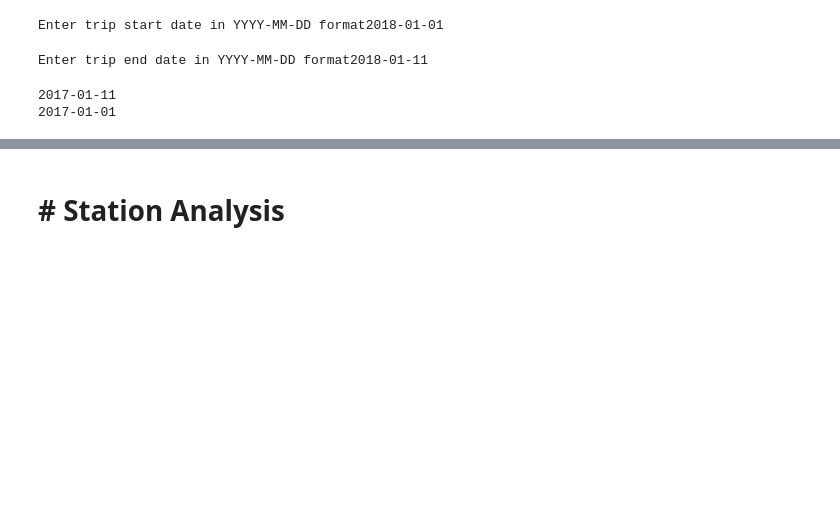
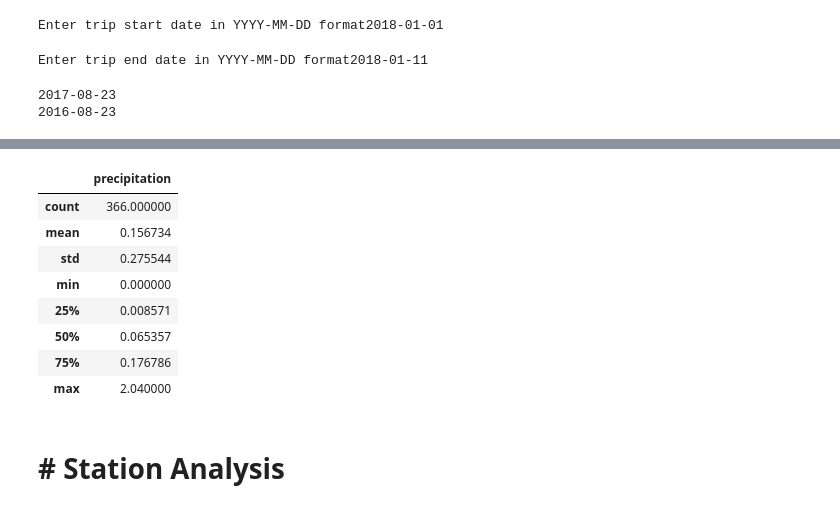
Before and after one commit to jijivjacob1/AdvncdDataStrgRetrv, a Jupyter notebook: climate_analysis.ipynb, the cells around one changed output, grey strips where cells are left out. Drawn from its saved outputs; the diff is of its cells as text; code cells hidden in the pictures; blank space fills up the shorter version.

```diff
--- a/climate_analysis.ipynb
+++ b/climate_analysis.ipynb
@@ -56,27 +56,21 @@ if (d.days < 3 or d.days > 15):
 else:
     session = Session(engine)
 # %%
-    d1 = datetime.strptime(end_trip_date,"%Y-%m-%d")
+    max_date = session.query(func.max(Measurement.date))\
+             .all()[0][0]
+    d1 = datetime.strptime(max_date,"%Y-%m-%d")
     d2 = d1 - dateutil.relativedelta.relativedelta(months=12)
-    prev_max_date = d2.strftime("%Y-%m-%d")
-    print(prev_max_date)
-    d1 = datetime.strptime(start_trip_date,"%Y-%m-%d")
-    d2 = d1 - dateutil.relativedelta.relativedelta(months=12)
-    prev_min_date = d2.strftime("%Y-%m-%d")
-    print(prev_min_date)
+    min_date = d2.strftime("%Y-%m-%d")
+    print(max_date)
+    print(min_date)
 # %% [output]
-2017-01-11
-2017-01-01
+2017-08-23
+2016-08-23
 # %%
-#     stmt = session.query(Measurement.date,Measurement.prcp.label("precipitation"))\
-#             .filter(Measurement.date >= min_date)\
-#             .filter(Measurement.date <= max_date)\
-#             .order_by(Measurement.date.asc()).statement
+    stmt = session.query(Measurement.date,func.avg(Measurement.prcp).label("precipitation"))\
+            .filter(Measurement.date >= min_date)\
+            .filter(Measurement.date <= max_date)\
+            .group_by(Measurement.date).order_by(Measurement.date.asc()).statement
-# %%
-    stmt = session.query(Measurement.date,func.max(Measurement.prcp).label("precipitation"))\
-            .filter(Measurement.date >= prev_min_date)\
-            .filter(Measurement.date <= prev_max_date)\
-            .group_by(Measurement.date).order_by(Measurement.date.asc()).statement
 # %%
     df2 = pd.read_sql_query(stmt, session.bind)
 # %%
@@ -89,6 +85,18 @@ else:
 # %% [output]
 [interactive output not drawn]
 [interactive output not drawn]
+# %%
+    df2.describe()
+# %% [output]
+|  | precipitation |
+| count | 366.000000 |
+| mean | 0.156734 |
+| std | 0.275544 |
+| min | 0.000000 |
+| 25% | 0.008571 |
+| 50% | 0.065357 |
+| 75% | 0.176786 |
+| max | 2.040000 |
 # %% [markdown]
 #    # Station Analysis
 # %%
```
Also changed, not shown: parts of 6 cells of this notebook, 5 other files.
